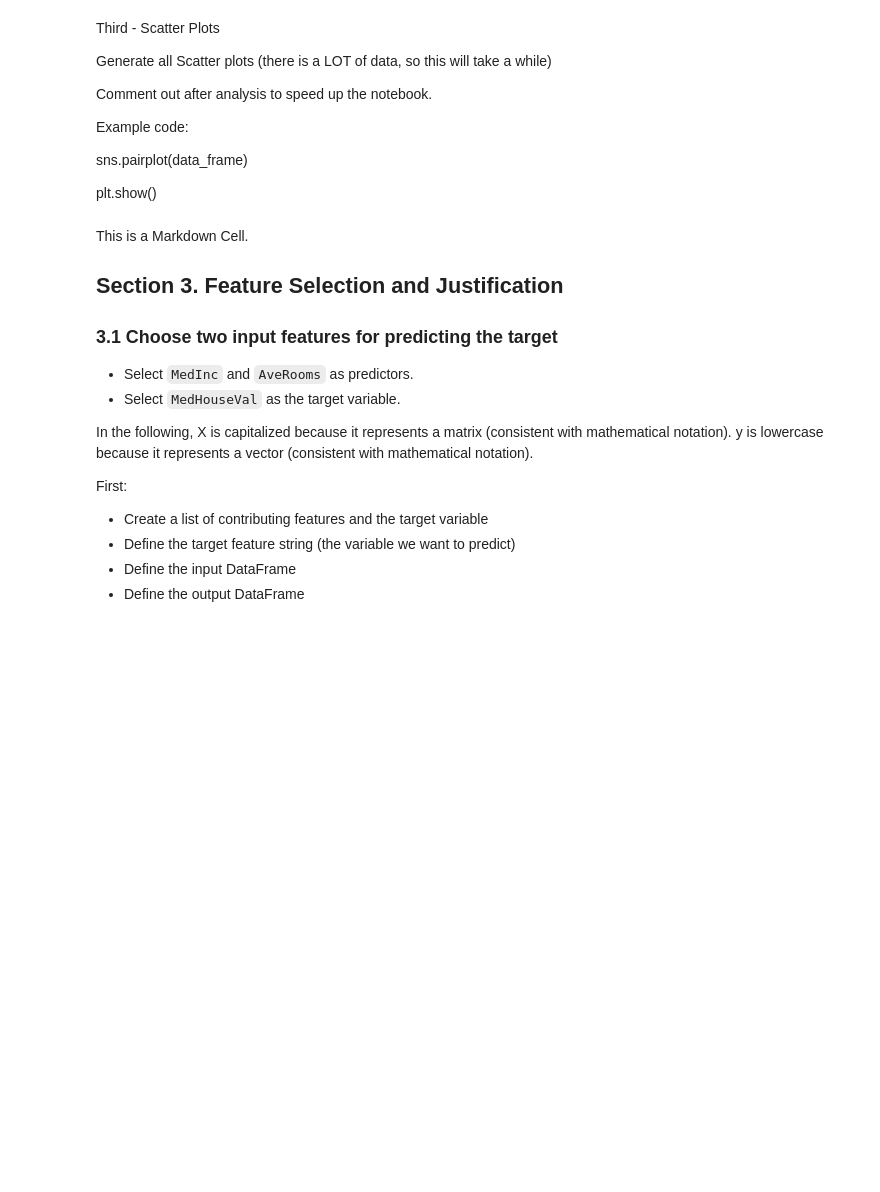
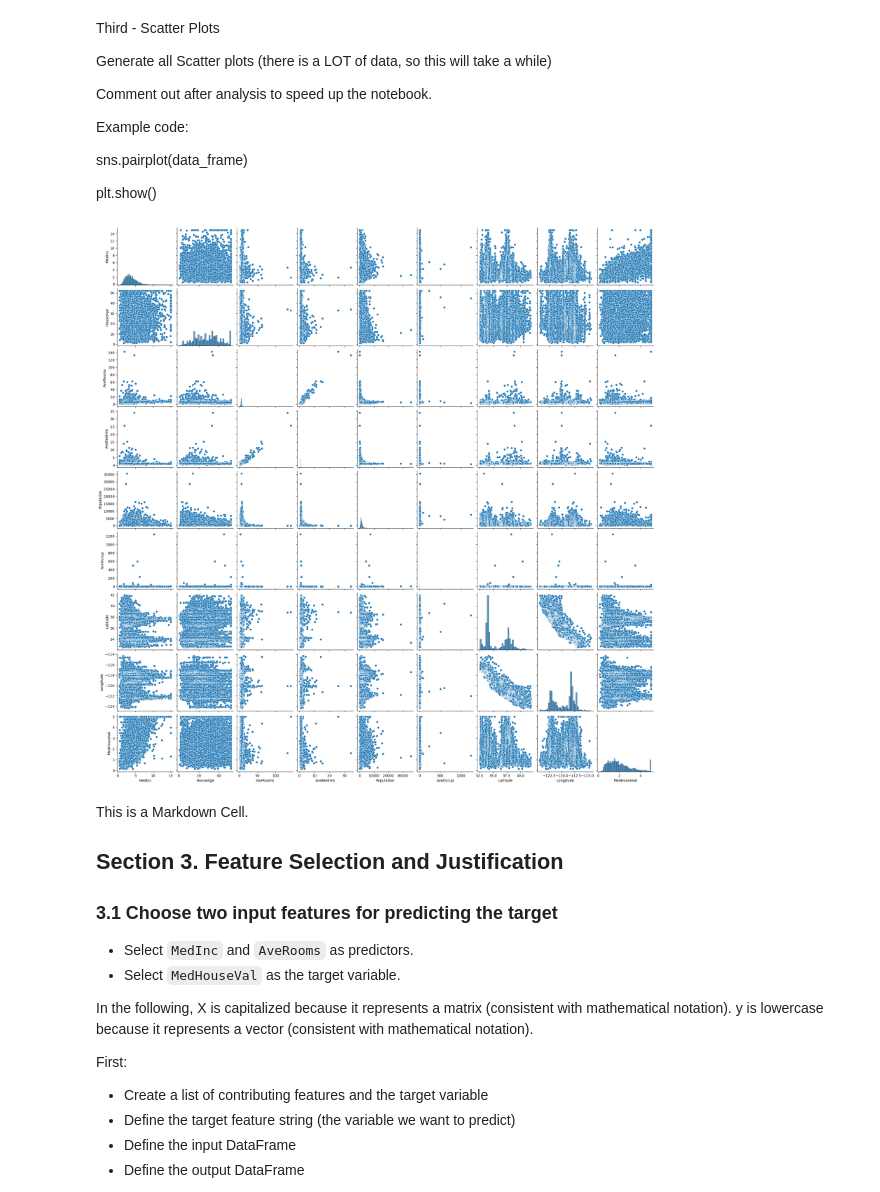
Before and after one commit to Priyankanaskar/applied-ml-priyanka, a Jupyter notebook: lab01/ml01.ipynb, the cells around one changed output. Saved outputs shown, nothing was run; the diff lists cells and outputs as text; code cells hidden in the pictures; blank space fills up the shorter version.

```diff
--- a/lab01/ml01.ipynb
+++ b/lab01/ml01.ipynb
@@ -178,3 +218,9 @@ plt.show()
+# %%
+sns.pairplot(data_frame)
+
+plt.show()
+# %% [output]
+[figure, added]
 # %% [markdown]
 This is a Markdown Cell.
 
```
Also changed, not shown: parts of 29 cells of this notebook, 2 other files.
